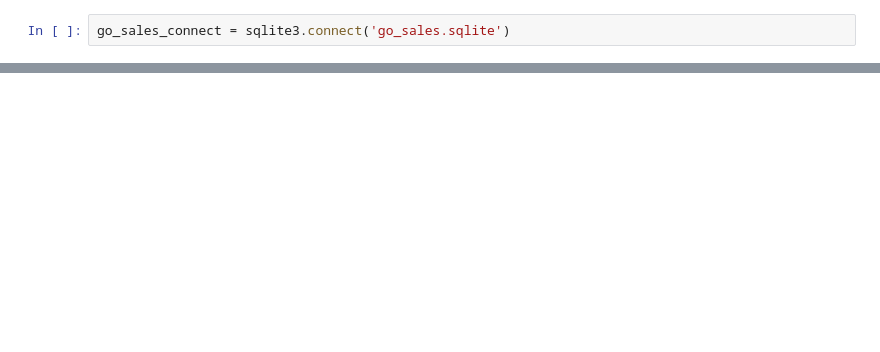
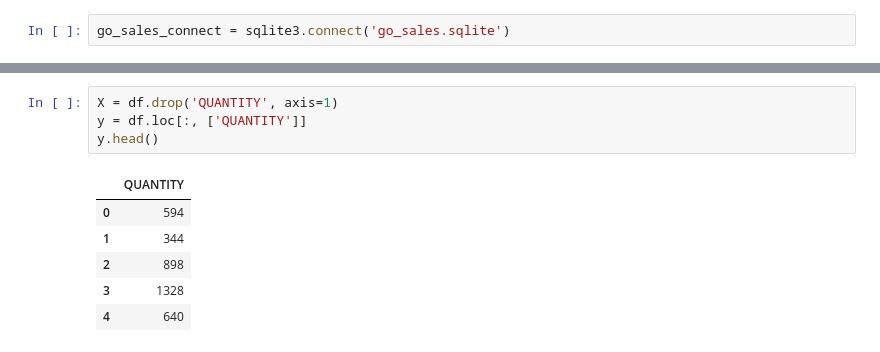
Before and after one commit to Goron3/DEDS, a Jupyter notebook: regressiemodel.ipynb, the cells around one changed output, grey strips where cells are left out. Saved outputs shown, nothing was run; the diff lists cells and outputs as text; blank space fills up the shorter version.

```diff
--- a/regressiemodel.ipynb
+++ b/regressiemodel.ipynb
@@ -32 +34,12 @@ df
 3870 rows × 3 columns
+# %%
+X = df.drop('QUANTITY', axis=1)
+y = df.loc[:, ['QUANTITY']]
+y.head()
+# %% [output]
+|  | QUANTITY |
+| 0 | 594 |
+| 1 | 344 |
+| 2 | 898 |
+| 3 | 1328 |
+| 4 | 640 |
```
Also changed, not shown: parts of 10 cells of this notebook, 1 other file.
